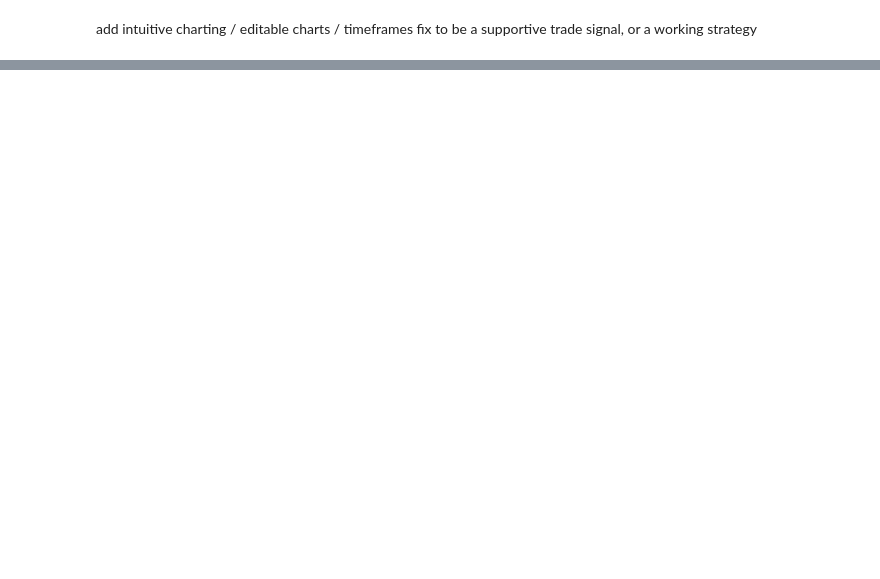
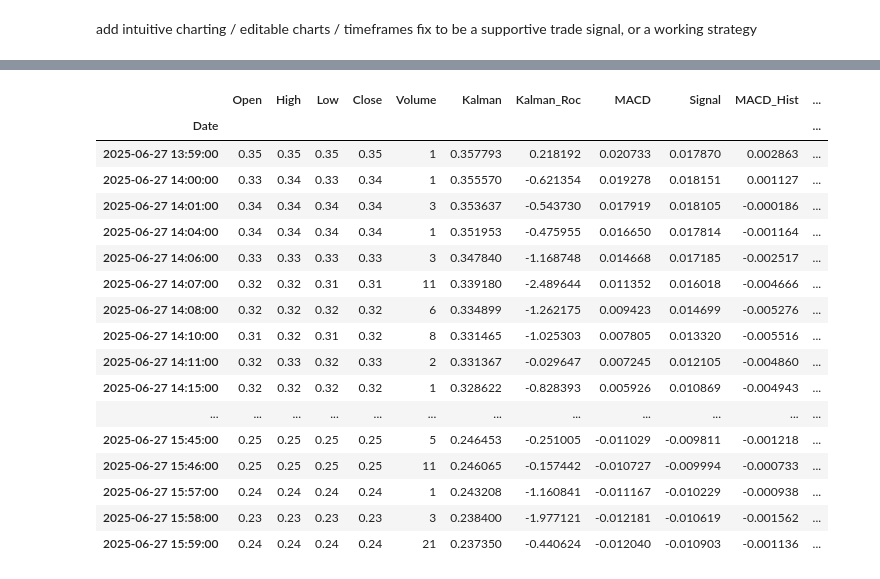
Before and after one commit to noah-Shaffer/projects, a Jupyter notebook: options trading/Realtime Options Trading/FidPull Chain.ipynb, the cells around one changed output, grey strips where cells are left out. Saved outputs shown, nothing was run; the diff lists cells and outputs as text; code cells hidden in the pictures; blank space fills up the shorter version.

```diff
--- a/options trading/Realtime Options Trading/FidPull Chain.ipynb
+++ b/options trading/Realtime Options Trading/FidPull Chain.ipynb
@@ -362,6 +364,27 @@ See the caveats in the documentation: https://pandas.pydata.org/pandas-docs/stab
 
 
 data.index = data.index - pd.Timedelta(hours=2)
+# %%
+datafix.tail(50)
+# %% [output]
+|  | Open | High | Low | Close | Volume | Kalman | Kalman_Roc | MACD | Signal | MACD_Hist | ... |
+| Date |  |  |  |  |  |  |  |  |  |  | ... |
+| 2025-06-27 13:59:00 | 0.35 | 0.35 | 0.35 | 0.35 | 1 | 0.357793 | 0.218192 | 0.020733 | 0.017870 | 0.002863 | ... |
+| 2025-06-27 14:00:00 | 0.33 | 0.34 | 0.33 | 0.34 | 1 | 0.355570 | -0.621354 | 0.019278 | 0.018151 | 0.001127 | ... |
+| 2025-06-27 14:01:00 | 0.34 | 0.34 | 0.34 | 0.34 | 3 | 0.353637 | -0.543730 | 0.017919 | 0.018105 | -0.000186 | ... |
+| 2025-06-27 14:04:00 | 0.34 | 0.34 | 0.34 | 0.34 | 1 | 0.351953 | -0.475955 | 0.016650 | 0.017814 | -0.001164 | ... |
+| 2025-06-27 14:06:00 | 0.33 | 0.33 | 0.33 | 0.33 | 3 | 0.347840 | -1.168748 | 0.014668 | 0.017185 | -0.002517 | ... |
+| 2025-06-27 14:07:00 | 0.32 | 0.32 | 0.31 | 0.31 | 11 | 0.339180 | -2.489644 | 0.011352 | 0.016018 | -0.004666 | ... |
+| 2025-06-27 14:08:00 | 0.32 | 0.32 | 0.32 | 0.32 | 6 | 0.334899 | -1.262175 | 0.009423 | 0.014699 | -0.005276 | ... |
+| 2025-06-27 14:10:00 | 0.31 | 0.32 | 0.31 | 0.32 | 8 | 0.331465 | -1.025303 | 0.007805 | 0.013320 | -0.005516 | ... |
+| 2025-06-27 14:11:00 | 0.32 | 0.33 | 0.32 | 0.33 | 2 | 0.331367 | -0.029647 | 0.007245 | 0.012105 | -0.004860 | ... |
+| 2025-06-27 14:15:00 | 0.32 | 0.32 | 0.32 | 0.32 | 1 | 0.328622 | -0.828393 | 0.005926 | 0.010869 | -0.004943 | ... |
+| ... | ... | ... | ... | ... | ... | ... | ... | ... | ... | ... | ... |
+| 2025-06-27 15:45:00 | 0.25 | 0.25 | 0.25 | 0.25 | 5 | 0.246453 | -0.251005 | -0.011029 | -0.009811 | -0.001218 | ... |
+| 2025-06-27 15:46:00 | 0.25 | 0.25 | 0.25 | 0.25 | 11 | 0.246065 | -0.157442 | -0.010727 | -0.009994 | -0.000733 | ... |
+| 2025-06-27 15:57:00 | 0.24 | 0.24 | 0.24 | 0.24 | 1 | 0.243208 | -1.160841 | -0.011167 | -0.010229 | -0.000938 | ... |
+| 2025-06-27 15:58:00 | 0.23 | 0.23 | 0.23 | 0.23 | 3 | 0.238400 | -1.977121 | -0.012181 | -0.010619 | -0.001562 | ... |
+| 2025-06-27 15:59:00 | 0.24 | 0.24 | 0.24 | 0.24 | 21 | 0.237350 | -0.440624 | -0.012040 | -0.010903 | -0.001136 | ... |
 # %%
 from IPython.display import display, HTML
 
```
Also changed, not shown: parts of 6 cells of this notebook, 3 other files.
